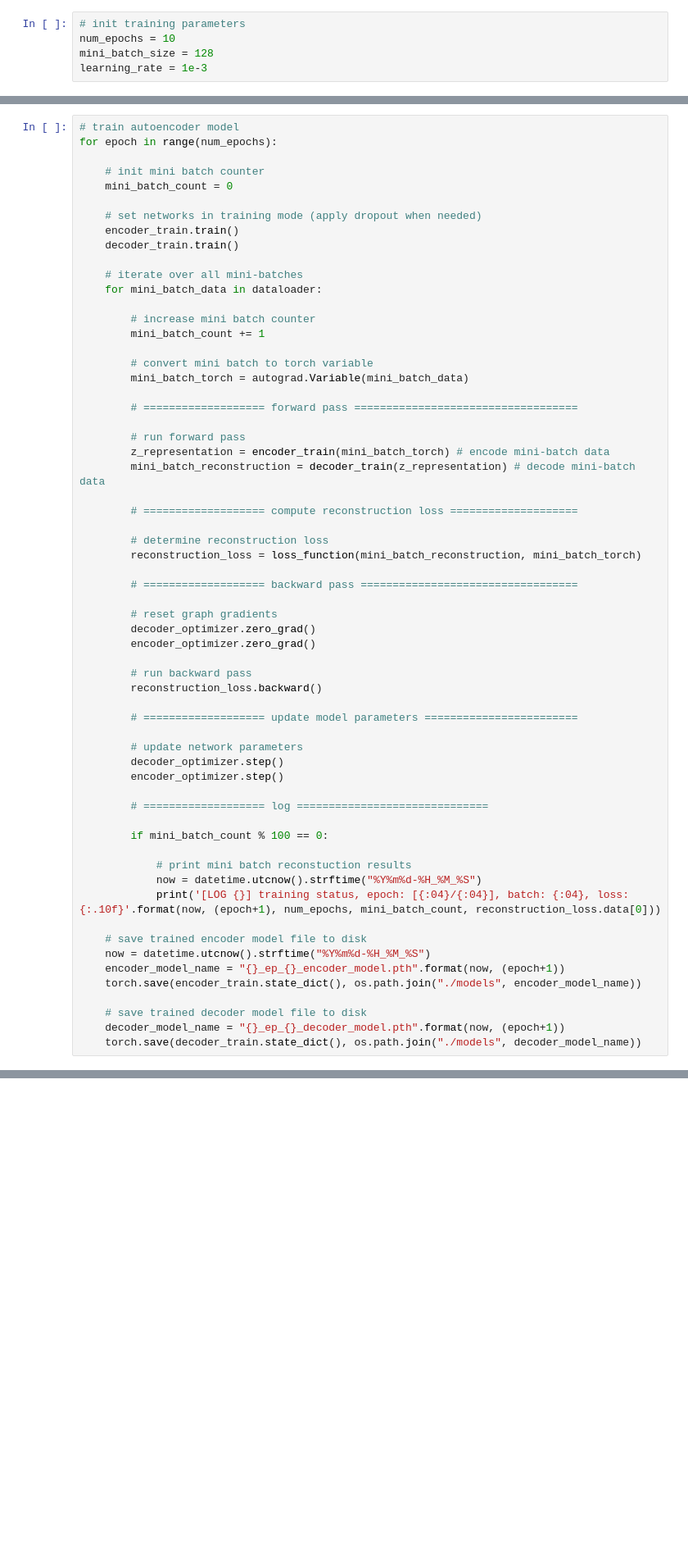
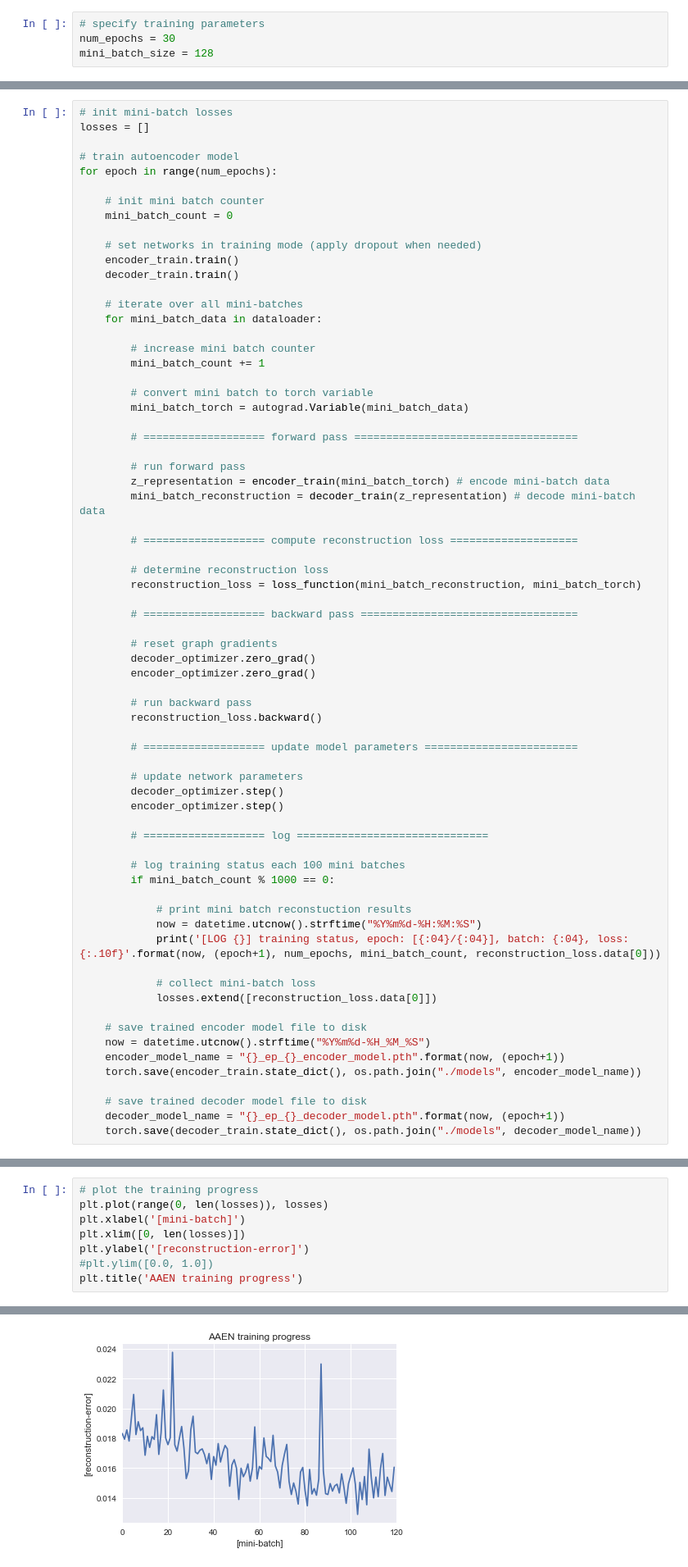
Before and after one commit to GitiHubi/deepAI, a Jupyter notebook: GTC_2018_Lab.ipynb, the cells around one changed output, grey strips where cells are left out. Shown: that part at 82% size. Cells and saved outputs as stored; diff of their text form; blank space fills up the shorter version.

```diff
--- a/GTC_2018_Lab.ipynb
+++ b/GTC_2018_Lab.ipynb
@@ -404,5 +483,4 @@ The data is now prepared and the model ready to get trained. We specify the numb
 # %%
-# init training parameters
-num_epochs = 10
+# specify training parameters
+num_epochs = 30
 mini_batch_size = 128
-learning_rate = 1e-3
@@ -433,4 +510,7 @@ Furthermore, after each training epoch want to save a snapshot of the trained mo
 # %%
+# init mini-batch losses
+losses = []
+
 # train autoencoder model
 for epoch in range(num_epochs):
 
@@ -478,11 +558,15 @@ for epoch in range(num_epochs):
 
         # =================== log ==============================
 
-        if mini_batch_count % 100 == 0:
+        # log training status each 100 mini batches
+        if mini_batch_count % 1000 == 0:
 
             # print mini batch reconstuction results
-            now = datetime.utcnow().strftime("%Y%m%d-%H_%M_%S")
+            now = datetime.utcnow().strftime("%Y%m%d-%H:%M:%S")
             print('[LOG {}] training status, epoch: [{:04}/{:04}], batch: {:04}, loss: {:.10f}'.format(now, (epoch+1), num_epochs, mini_batch_count, reconstruction_loss.data[0]))
+
+            # collect mini-batch loss
+            losses.extend([reconstruction_loss.data[0]])
 
     # save trained encoder model file to disk
     now = datetime.utcnow().strftime("%Y%m%d-%H_%M_%S")
@@ -500,0 +601,9 @@ We can further validate our results by observing the original, noisy and reconst
+# %%
+# plot the training progress
+plt.plot(range(0, len(losses)), losses)
+plt.xlabel('[mini-batch]')
+plt.xlim([0, len(losses)])
+plt.ylabel('[reconstruction-error]')
+#plt.ylim([0.0, 1.0])
+plt.title('AAEN training progress')
+# %% [output]
@@ -500,0 +611 @@ We can further validate our results by observing the original, noisy and reconst
+[figure, added]
```
Also changed, not shown: parts of 39 cells of this notebook.
